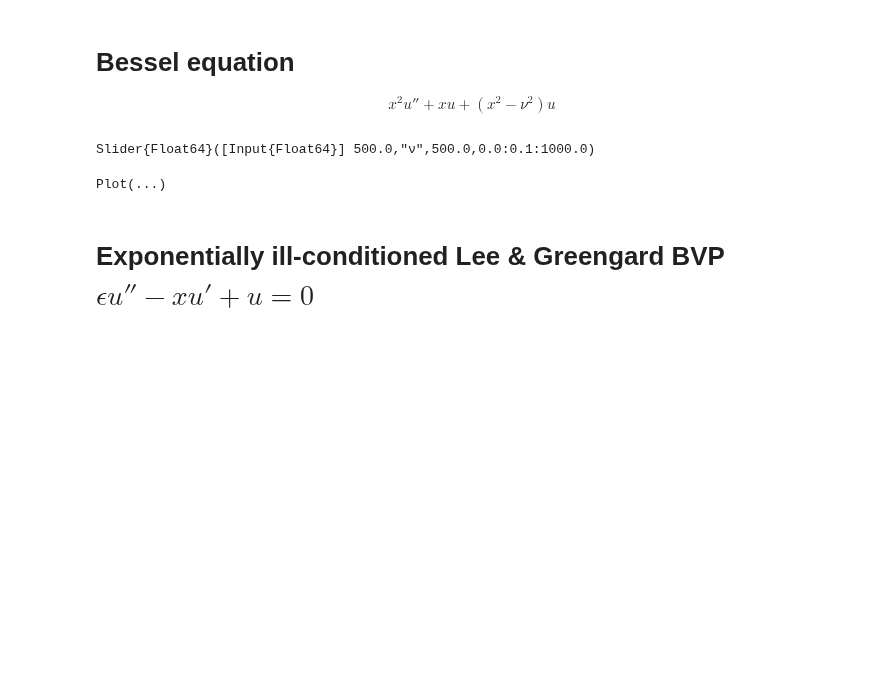
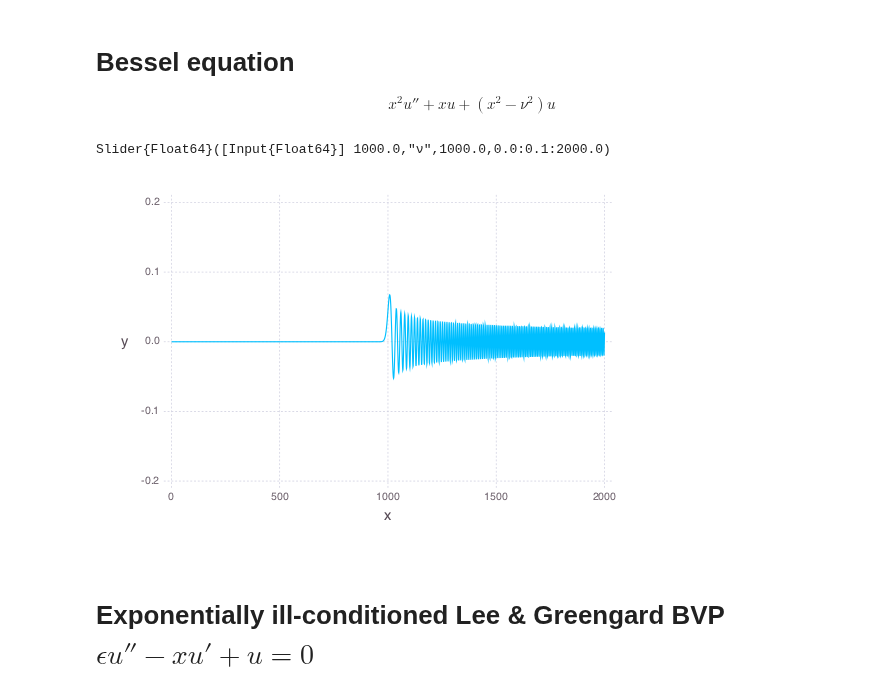
Before and after one commit to JuliaApproximation/ApproxFun.jl, a Jupyter notebook: examples/Manipulate ODEs and PDEs.ipynb, the cells around one changed output. Saved outputs shown, nothing was run; the diff lists cells and outputs as text; code cells hidden in the pictures; blank space fills up the shorter version.

```diff
--- a/examples/Manipulate ODEs and PDEs.ipynb
+++ b/examples/Manipulate ODEs and PDEs.ipynb
@@ -23,18 +23,18 @@ Plot(...)
 # Bessel equation
 $$x^2 u'' + x u + (x^2 - \nu^2)u$$
 # %%
-x=Fun(identity,[1.,1000.])
+x=Fun(identity,[1.,2000.])
 d=domain(x)
 D=Derivative(d)
 B=dirichlet(d)
-@manipulate for ν=0:.1:1000
+@manipulate for ν=0:.1:2000
 	L=x^2*D^2 + x*D + (x^2 - ν^2)   # our differential operator
    	u=[B,L]\[besselj(ν,first(d)),besselj(ν,last(d))]
    	ApproxFun.plot(u;axis=[-.2,.2])
 end
 # %% [output]
-Slider{Float64}([Input{Float64}] 500.0,"ν",500.0,0.0:0.1:1000.0)
+Slider{Float64}([Input{Float64}] 1000.0,"ν",1000.0,0.0:0.1:2000.0)
-Plot(...)
+[figure, added]
 # %% [markdown]
 # Exponentially ill-conditioned Lee & Greengard BVP $\epsilon u'' - x u' + u = 0$
 # %%
```
Also changed, not shown: parts of 8 cells of this notebook, 7 other files.
